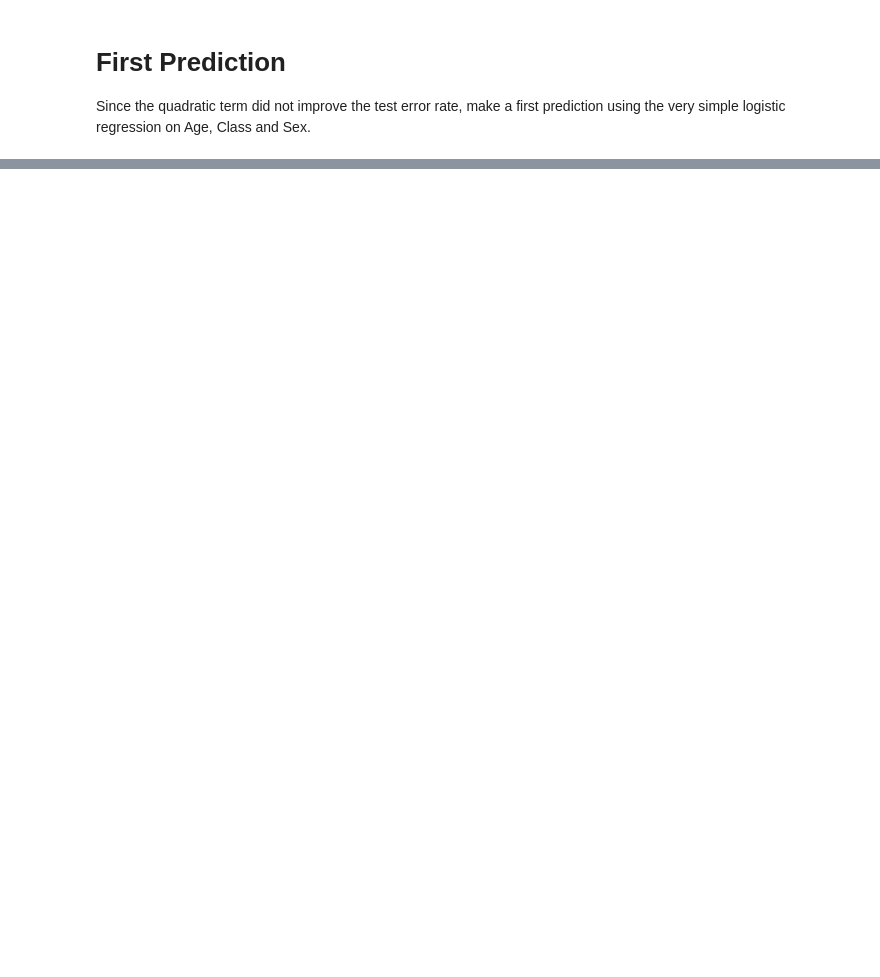
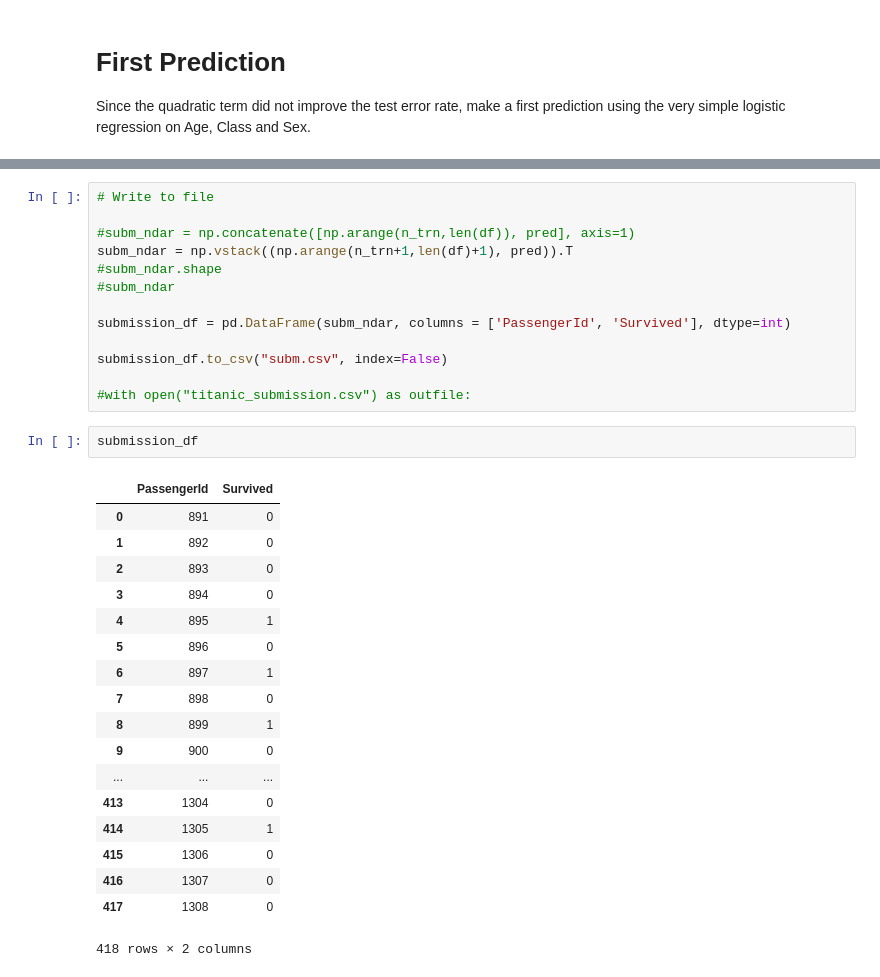
Before and after one commit to albertwildeman/Kaggle-Titanic, a Jupyter notebook: exploration.ipynb, the cells around one changed output, grey strips where cells are left out. Cells and saved outputs as stored; diff of their text form; blank space fills up the shorter version.

Commit message:
Can now generate submission output file.

```diff
--- a/exploration.ipynb
+++ b/exploration.ipynb
@@ -376,0 +353,34 @@ NameError: name 'df_tst' is not defined
+# %%
+# Write to file
+
+#subm_ndar = np.concatenate([np.arange(n_trn,len(df)), pred], axis=1)
+subm_ndar = np.vstack((np.arange(n_trn+1,len(df)+1), pred)).T
+#subm_ndar.shape
+#subm_ndar
+
+submission_df = pd.DataFrame(subm_ndar, columns = ['PassengerId', 'Survived'], dtype=int)
+
+submission_df.to_csv("subm.csv", index=False)
+
+#with open("titanic_submission.csv") as outfile:
+# %%
+submission_df
+# %% [output]
+|  | PassengerId | Survived |
+| 0 | 891 | 0 |
+| 1 | 892 | 0 |
+| 2 | 893 | 0 |
+| 3 | 894 | 0 |
+| 4 | 895 | 1 |
+| 5 | 896 | 0 |
+| 6 | 897 | 1 |
+| 7 | 898 | 0 |
+| 8 | 899 | 1 |
+| 9 | 900 | 0 |
+| ... | ... | ... |
+| 413 | 1304 | 0 |
+| 414 | 1305 | 1 |
+| 415 | 1306 | 0 |
+| 416 | 1307 | 0 |
+| 417 | 1308 | 0 |
+418 rows × 2 columns
```
Also changed, not shown: parts of 20 cells of this notebook, 1 other file.
